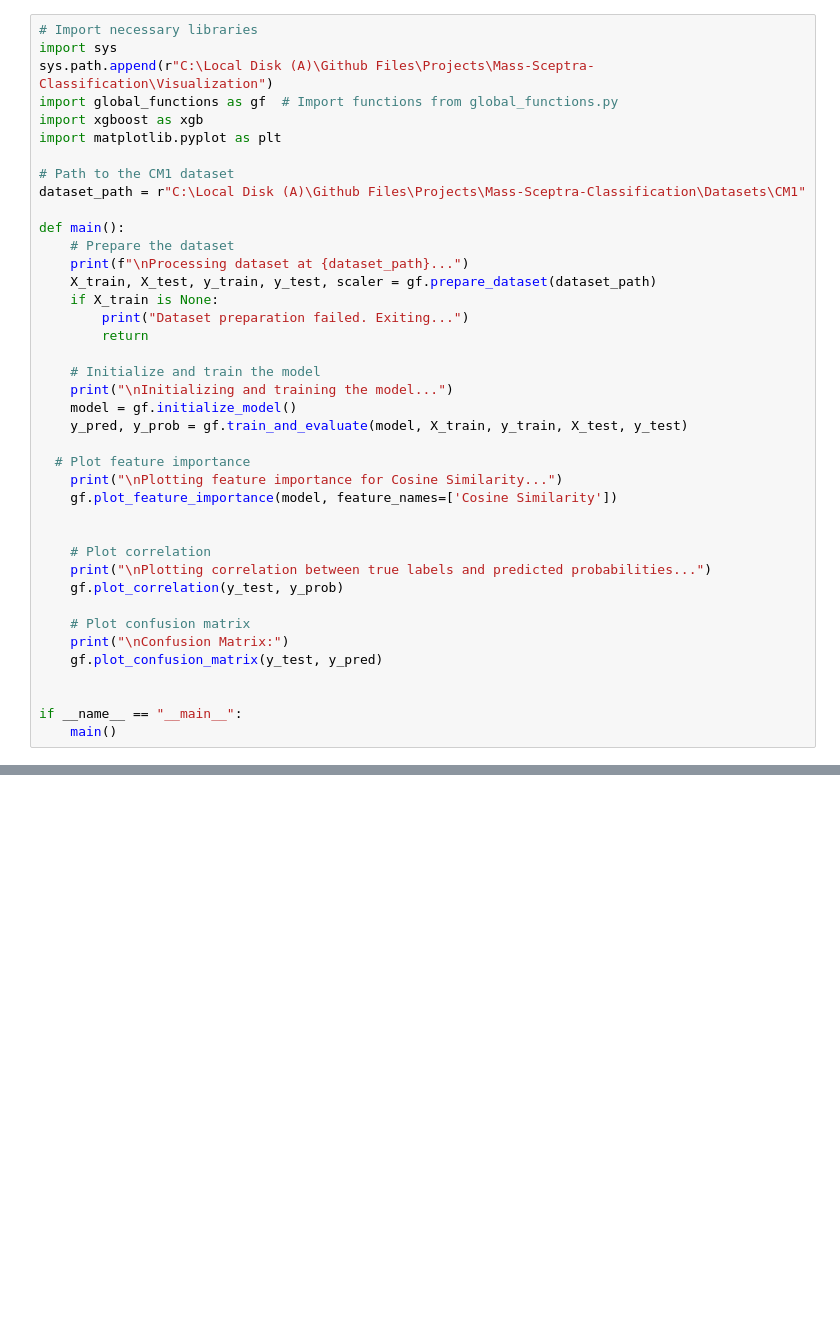
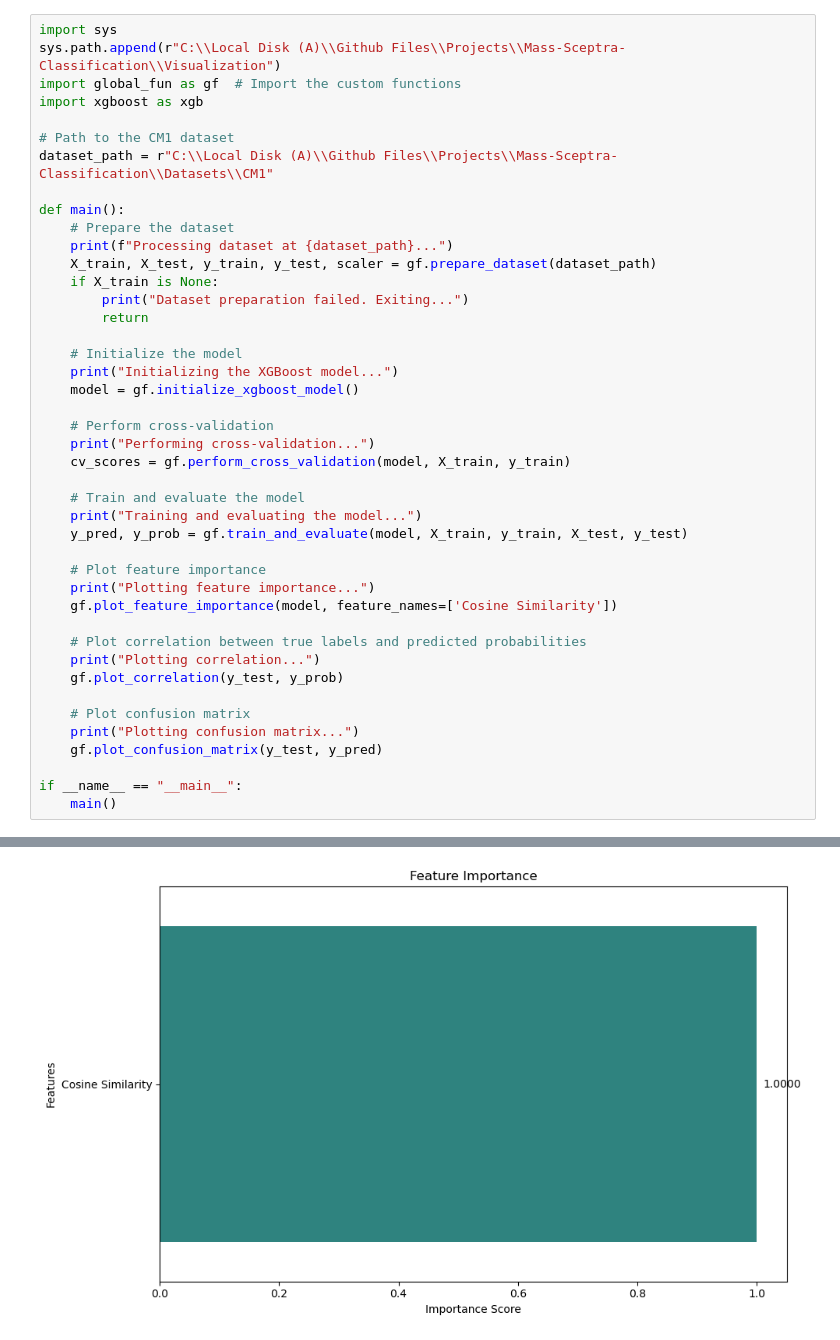
Before and after one commit to mutasim18/Mass-Sceptra-Classification, a Jupyter notebook: Visualization/xgboost_vis.ipynb, the cells around one changed output, grey strips where cells are left out. Cells and saved outputs as stored; diff of their text form; blank space fills up the shorter version.

```diff
--- a/Visualization/xgboost_vis.ipynb
+++ b/Visualization/xgboost_vis.ipynb
@@ -3,40 +5,43 @@
 # %%
-# Import necessary libraries
 import sys
-sys.path.append(r"C:\Local Disk (A)\Github Files\Projects\Mass-Sceptra-Classification\Visualization")
-import global_functions as gf  # Import functions from global_functions.py
+sys.path.append(r"C:\\Local Disk (A)\\Github Files\\Projects\\Mass-Sceptra-Classification\\Visualization")
+import global_fun as gf  # Import the custom functions
 import xgboost as xgb
-import matplotlib.pyplot as plt
 
 # Path to the CM1 dataset
-dataset_path = r"C:\Local Disk (A)\Github Files\Projects\Mass-Sceptra-Classification\Datasets\CM1"
+dataset_path = r"C:\\Local Disk (A)\\Github Files\\Projects\\Mass-Sceptra-Classification\\Datasets\\CM1"
 
 def main():
     # Prepare the dataset
-    print(f"\nProcessing dataset at {dataset_path}...")
+    print(f"Processing dataset at {dataset_path}...")
     X_train, X_test, y_train, y_test, scaler = gf.prepare_dataset(dataset_path)
     if X_train is None:
         print("Dataset preparation failed. Exiting...")
         return
 
-    # Initialize and train the model
-    print("\nInitializing and training the model...")
-    model = gf.initialize_model()
+    # Initialize the model
+    print("Initializing the XGBoost model...")
+    model = gf.initialize_xgboost_model()
+
+    # Perform cross-validation
+    print("Performing cross-validation...")
+    cv_scores = gf.perform_cross_validation(model, X_train, y_train)
+
+    # Train and evaluate the model
+    print("Training and evaluating the model...")
     y_pred, y_prob = gf.train_and_evaluate(model, X_train, y_train, X_test, y_test)
 
-  # Plot feature importance
-    print("\nPlotting feature importance for Cosine Similarity...")
+    # Plot feature importance
+    print("Plotting feature importance...")
     gf.plot_feature_importance(model, feature_names=['Cosine Similarity'])
 
-
-    # Plot correlation
-    print("\nPlotting correlation between true labels and predicted probabilities...")
+    # Plot correlation between true labels and predicted probabilities
+    print("Plotting correlation...")
     gf.plot_correlation(y_test, y_prob)
 
     # Plot confusion matrix
-    print("\nConfusion Matrix:")
+    print("Plotting confusion matrix...")
     gf.plot_confusion_matrix(y_test, y_pred)
-
 
 if __name__ == "__main__":
     main()
@@ -60,0 +66 @@ Plotting feature importance for Cosine Similarity...
+[figure, added]
```
Also changed, not shown: parts of 9 cells of this notebook, 3 other files.
